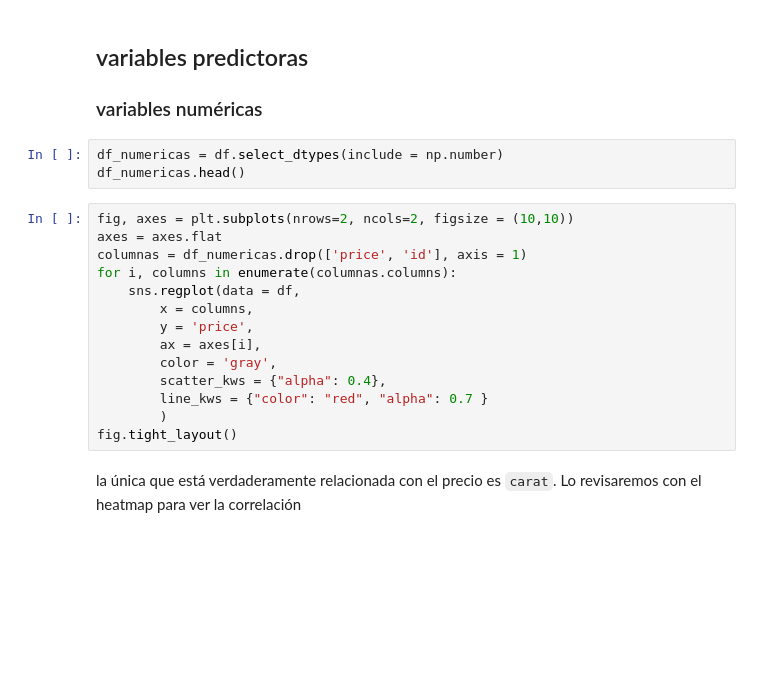
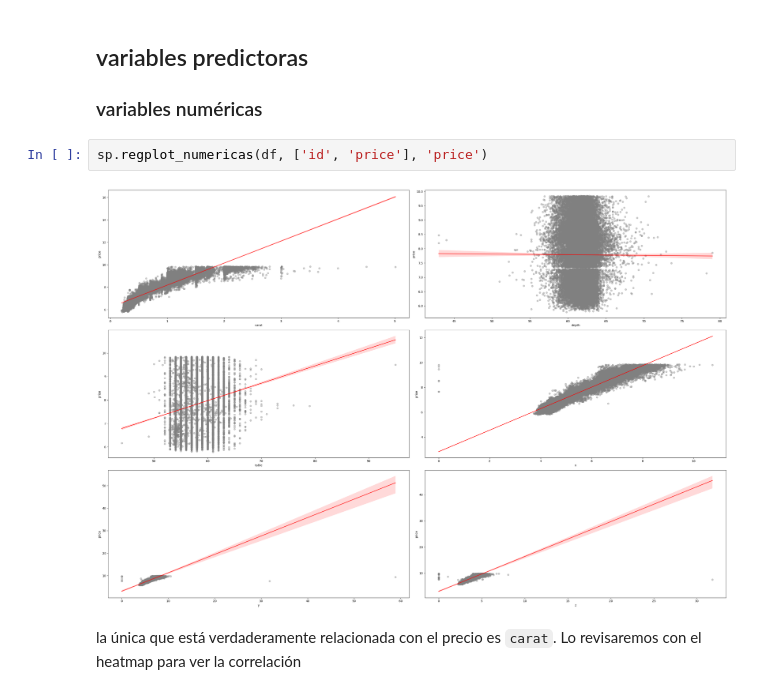
Before and after one commit to annassanchez/Kaggle-Competition, a Jupyter notebook: notebooks/main.ipynb, the cells around one changed output. Saved outputs shown, nothing was run; the diff lists cells and outputs as text; blank space fills up the shorter version.

```diff
--- a/notebooks/main.ipynb
+++ b/notebooks/main.ipynb
@@ -165,23 +163,10 @@ mirando la cariable respuesta, no es normal.
 # %% [markdown]
 ## variables predictoras
 ### variables numéricas
-# %%
-df_numericas = df.select_dtypes(include = np.number)
-df_numericas.head()
-# %%
-fig, axes = plt.subplots(nrows=2, ncols=2, figsize = (10,10))
-axes = axes.flat
-columnas = df_numericas.drop(['price', 'id'], axis = 1)
-for i, columns in enumerate(columnas.columns):
-    sns.regplot(data = df,
-        x = columns,
-        y = 'price',
-        ax = axes[i],
-        color = 'gray',
-        scatter_kws = {"alpha": 0.4},
-        line_kws = {"color": "red", "alpha": 0.7 }
-        )
-fig.tight_layout()
+# %%
+sp.regplot_numericas(df, ['id', 'price'], 'price')
+# %% [output]
+[figure, added]
 # %% [markdown]
 la única que está verdaderamente relacionada con el precio es `carat`. Lo revisaremos con el heatmap para ver la correlación
 # %% [markdown]
```
Also changed, not shown: parts of 22 cells of this notebook.
